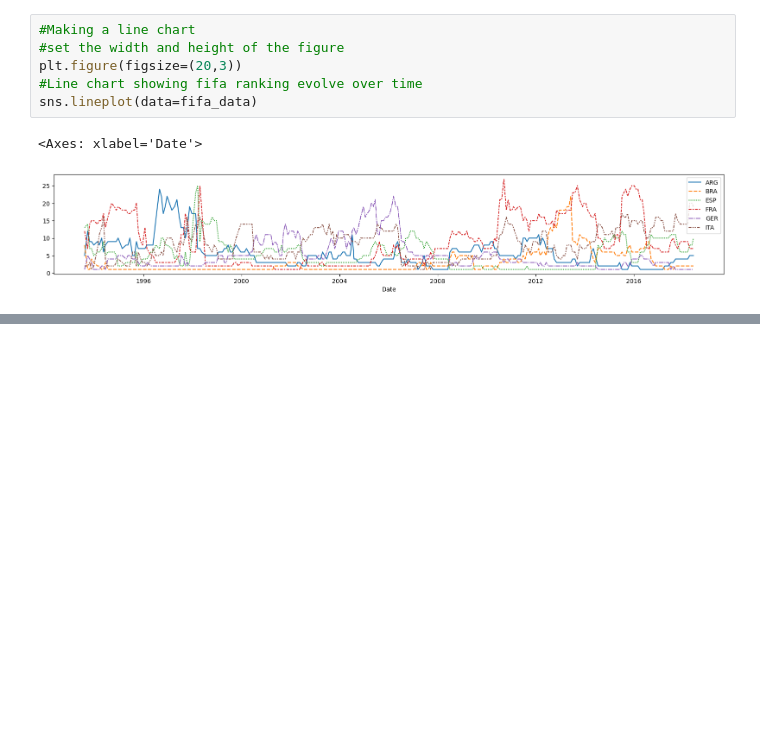
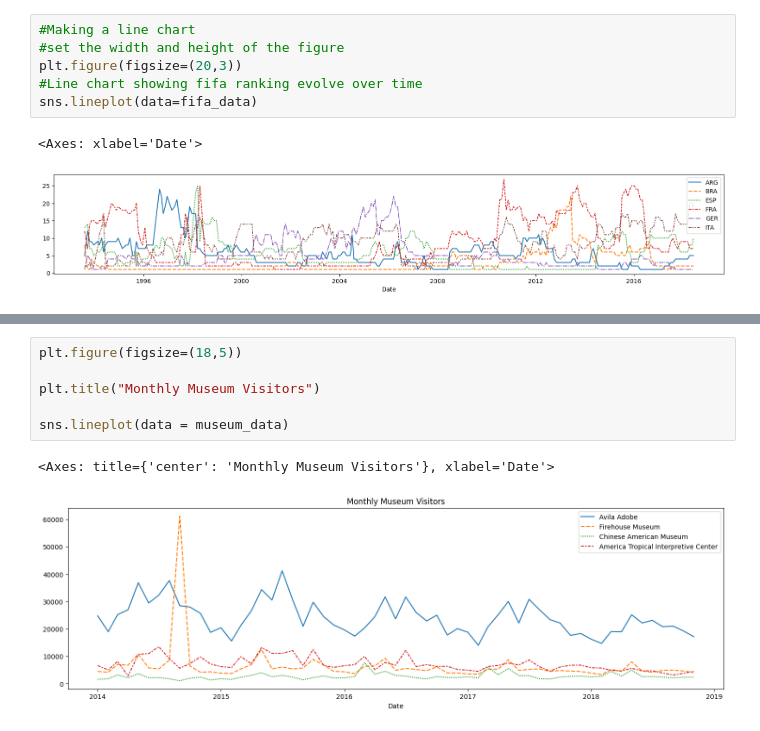
Before and after one commit to sandeshshrestha-git/ds-sprint, a Jupyter notebook: Visualization/kagglevis.ipynb, the cells around one changed output, grey strips where cells are left out. Cells and saved outputs as stored; diff of their text form; blank space fills up the shorter version.

```diff
--- a/Visualization/kagglevis.ipynb
+++ b/Visualization/kagglevis.ipynb
@@ -40,0 +148,9 @@ sns.lineplot(data=fifa_data)
+# %%
+plt.figure(figsize=(18,5))
+
+plt.title("Monthly Museum Visitors")
+
+sns.lineplot(data = museum_data)
+# %% [output]
+<Axes: title={'center': 'Monthly Museum Visitors'}, xlabel='Date'>
+[figure, added]
```
Also changed, not shown: parts of 41 cells of this notebook.
